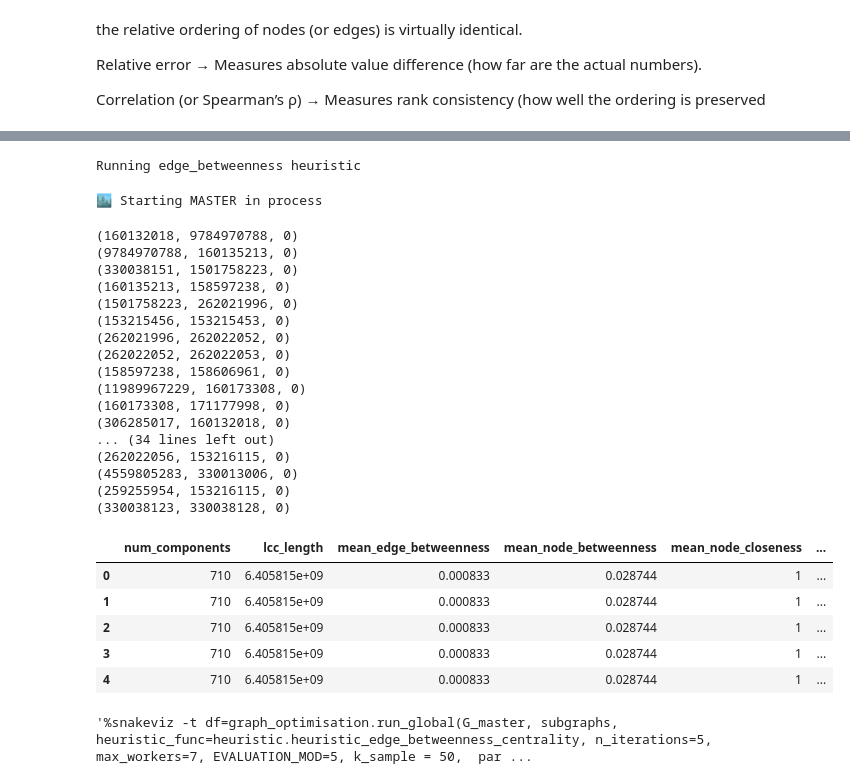
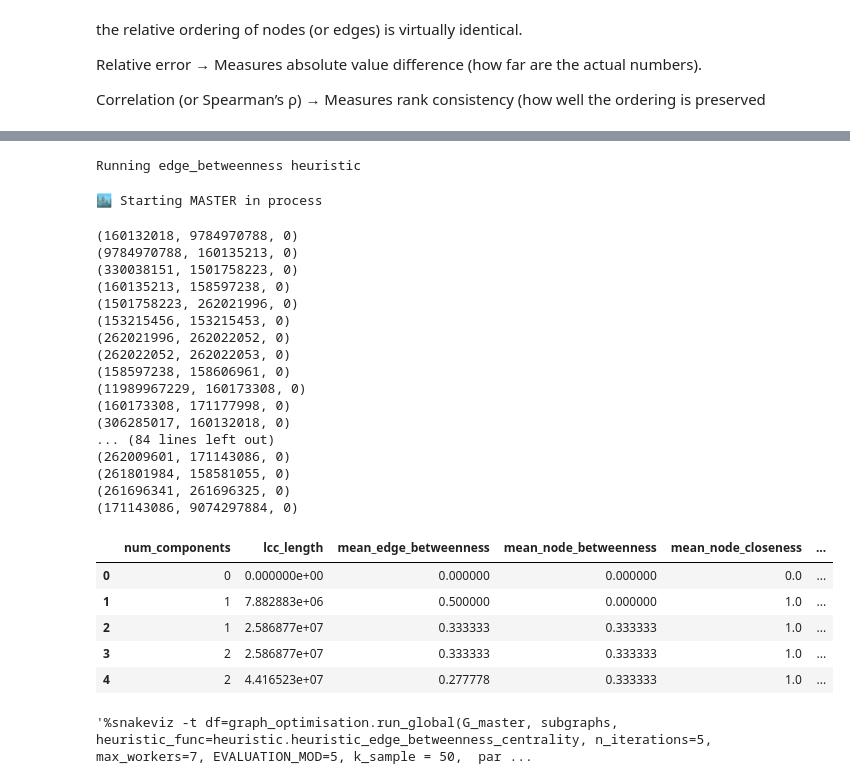
Before and after one commit to Matthew-Pirotta/FYP-OpenPaths, a Jupyter notebook: Code/main.ipynb, the cells around one changed output, grey strips where cells are left out. Saved outputs shown, nothing was run; the diff lists cells and outputs as text; code cells hidden in the pictures.

```diff
--- a/Code/main.ipynb
+++ b/Code/main.ipynb
@@ -379,44 +380,44 @@ for name, func in heuristics.items():
     df = graph_optimisation.run_global(
         G_master,
         heuristic_func=func,
-        n_iterations=50,
+        n_iterations=100,
         max_workers=7,
         EVALUATION_MOD=1,
         k_sample = 25,
         parallel=False,
     )
     df["heuristic"] = name
     all_results.append(df)
 
 optimised_graph_results_df = pd.concat(all_results, ignore_index=True)
 optimised_graph_results_df.sort_values(by=["heuristic", "locality", "iteration"])
 optimised_graph_results_df.head()
 # %% [output]
 Running edge_betweenness heuristic
 🏙️ Starting MASTER in process
 (160132018, 9784970788, 0)
 (9784970788, 160135213, 0)
 (330038151, 1501758223, 0)
 (160135213, 158597238, 0)
 (1501758223, 262021996, 0)
 (153215456, 153215453, 0)
 (262021996, 262022052, 0)
 (262022052, 262022053, 0)
 (158597238, 158606961, 0)
 (11989967229, 160173308, 0)
 (160173308, 171177998, 0)
 (306285017, 160132018, 0)
-... (34 lines left out)
-(262022056, 153216115, 0)
-(4559805283, 330013006, 0)
-(259255954, 153216115, 0)
-(330038123, 330038128, 0)
+... (84 lines left out)
+(262009601, 171143086, 0)
+(261801984, 158581055, 0)
+(261696341, 261696325, 0)
+(171143086, 9074297884, 0)
 |  | num_components | lcc_length | mean_edge_betweenness | mean_node_betweenness | mean_node_closeness | ... |
-| 0 | 710 | 6.405815e+09 | 0.000833 | 0.028744 | 1 | ... |
-| 1 | 710 | 6.405815e+09 | 0.000833 | 0.028744 | 1 | ... |
-| 2 | 710 | 6.405815e+09 | 0.000833 | 0.028744 | 1 | ... |
-| 3 | 710 | 6.405815e+09 | 0.000833 | 0.028744 | 1 | ... |
-| 4 | 710 | 6.405815e+09 | 0.000833 | 0.028744 | 1 | ... |
+| 0 | 0 | 0.000000e+00 | 0.000000 | 0.000000 | 0.0 | ... |
+| 1 | 1 | 7.882883e+06 | 0.500000 | 0.000000 | 1.0 | ... |
+| 2 | 1 | 2.586877e+07 | 0.333333 | 0.333333 | 1.0 | ... |
+| 3 | 2 | 2.586877e+07 | 0.333333 | 0.333333 | 1.0 | ... |
+| 4 | 2 | 4.416523e+07 | 0.277778 | 0.333333 | 1.0 | ... |
 # %%
 """%snakeviz -t df=graph_optimisation.run_global(G_master, subgraphs, heuristic_func=heuristic.heuristic_edge_betweenness_centrality, n_iterations=5, max_workers=7, EVALUATION_MOD=5, k_sample = 50,  parallel=False)"""
 # %% [output]
```
Also changed, not shown: parts of 10 cells of this notebook, 3 other files.
